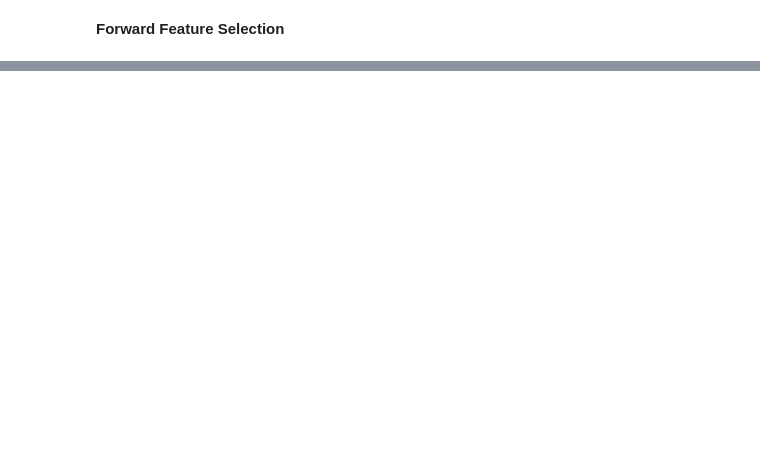
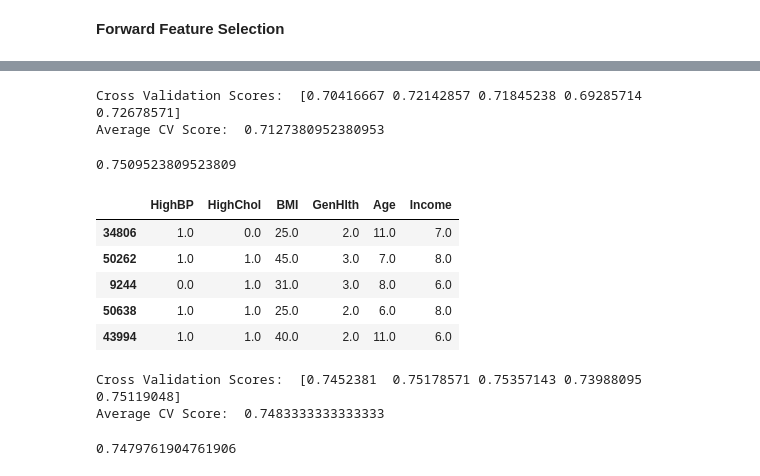
Before and after one commit to zayed95/Diabetes, a Jupyter notebook: analysis.ipynb, the cells around one changed output, grey strips where cells are left out. Drawn from its saved outputs; the diff is of its cells as text; code cells hidden in the pictures; blank space fills up the shorter version.

```diff
--- a/analysis.ipynb
+++ b/analysis.ipynb
@@ -302,0 +343,54 @@ backward_feature_selector.k_feature_names_
+# %%
+X_train = X_train[['HighBP', 'HighChol',
+ 'CholCheck', 'BMI',
+ 'Smoker','Stroke','PhysActivity',
+ 'Fruits','HvyAlcoholConsump',
+ 'AnyHealthcare','NoDocbcCost', 'GenHlth', 'Sex',
+ 'Age','Education', 'Income']]
+
+X_test = X_test[['HighBP', 'HighChol',
+ 'CholCheck', 'BMI',
+ 'Smoker','Stroke','PhysActivity',
+ 'Fruits','HvyAlcoholConsump',
+ 'AnyHealthcare','NoDocbcCost', 'GenHlth', 'Sex',
+ 'Age','Education', 'Income']]
+# %%
+scaler = StandardScaler()
+
+X_train = scaler.fit_transform(X_train)
+X_test = scaler.fit_transform(X_test)
+# %%
+pca = PCA(n_components=0.95)
+X_train = pca.fit_transform(X_train)
+X_test = pca.fit_transform(X_test)
+# %%
+k_fold = KFold(n_splits=5)
+scores = cross_val_score(model, X_train, y_train, cv = k_fold)
+print("Cross Validation Scores: ", scores)
+print("Average CV Score: ", scores.mean())
+# %% [output]
+Cross Validation Scores:  [0.70416667 0.72142857 0.71845238 0.69285714 0.72678571]
+Average CV Score:  0.7127380952380953
+# %%
+param_grid = [
+    {'kernel': ['linear'], 'C': [0.1, 1, 10]},
+    {'kernel': ['rbf'], 'C': [0.1, 1, 10], 'gamma': [0.1, 1, 'scale']},
+    {'kernel': ['poly'], 'C': [0.1, 1, 10], 'degree': [2, 3]}
+]
+
+grid_search = GridSearchCV(model, param_grid, cv=5, scoring='accuracy')
+grid_search.fit(X_train, y_train)
+
+grid_search.best_score_
+# %% [output]
+0.7509523809523809
+# %%
+X_train = X_train[['HighBP', 'HighChol', 'BMI', 'GenHlth', 'Age', 'Income']]
+X_train.head()
+# %% [output]
+|  | HighBP | HighChol | BMI | GenHlth | Age | Income |
+| 34806 | 1.0 | 0.0 | 25.0 | 2.0 | 11.0 | 7.0 |
+| 50262 | 1.0 | 1.0 | 45.0 | 3.0 | 7.0 | 8.0 |
+| 9244 | 0.0 | 1.0 | 31.0 | 3.0 | 8.0 | 6.0 |
+| 50638 | 1.0 | 1.0 | 25.0 | 2.0 | 6.0 | 8.0 |
+| 43994 | 1.0 | 1.0 | 40.0 | 2.0 | 11.0 | 6.0 |
@@ -302,0 +406,21 @@ backward_feature_selector.k_feature_names_
+# %%
+k_fold = KFold(n_splits=5)
+scores = cross_val_score(model, X_train, y_train, cv = k_fold)
+print("Cross Validation Scores: ", scores)
+print("Average CV Score: ", scores.mean())
+# %% [output]
+Cross Validation Scores:  [0.7452381  0.75178571 0.75357143 0.73988095 0.75119048]
+Average CV Score:  0.7483333333333333
+# %%
+param_grid = [
+    {'kernel': ['linear'], 'C': [0.1, 1, 10]},
+    {'kernel': ['rbf'], 'C': [0.1, 1, 10], 'gamma': [0.1, 1, 'scale']},
+    {'kernel': ['poly'], 'C': [0.1, 1, 10], 'degree': [2, 3]}
+]
+
+grid_search = GridSearchCV(model, param_grid, cv=5, scoring='accuracy')
+grid_search.fit(X_train, y_train)
+
+grid_search.best_score_
+# %% [output]
+0.7479761904761906
```
Also changed, not shown: parts of 35 cells of this notebook.
